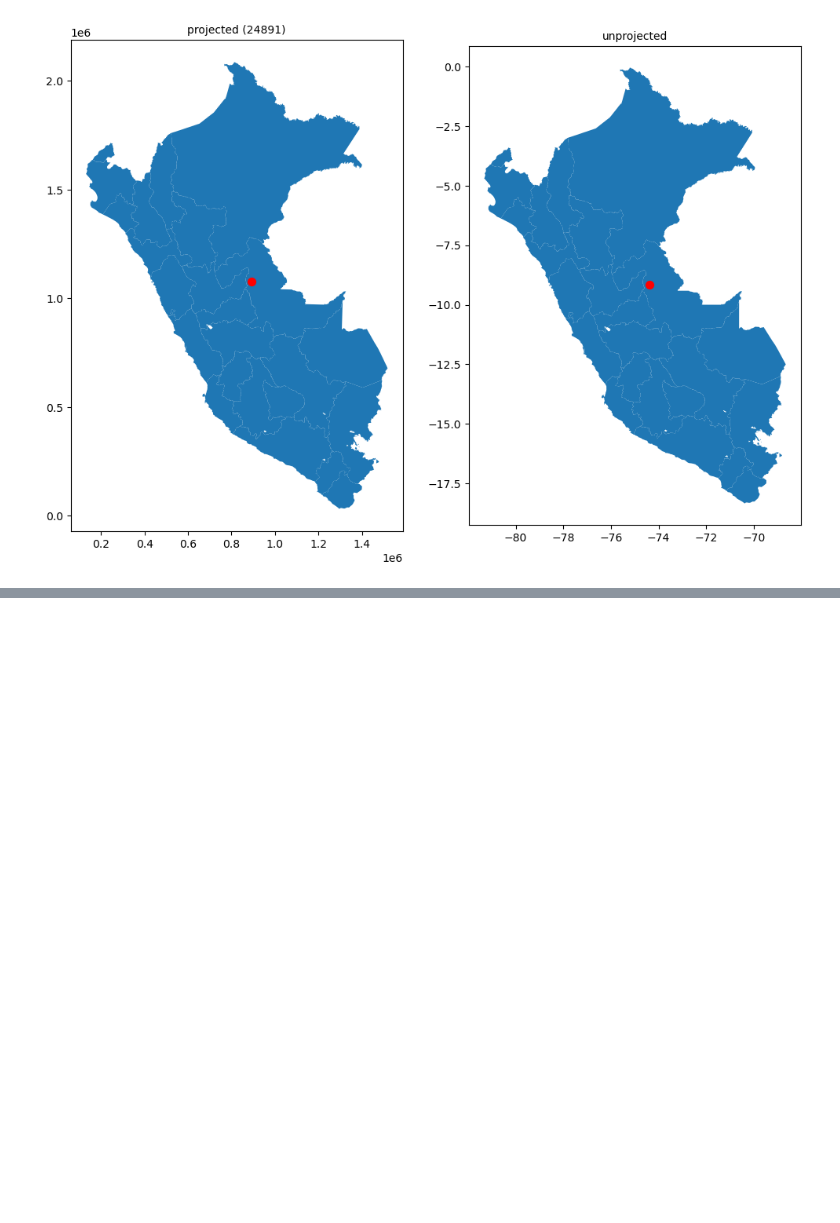
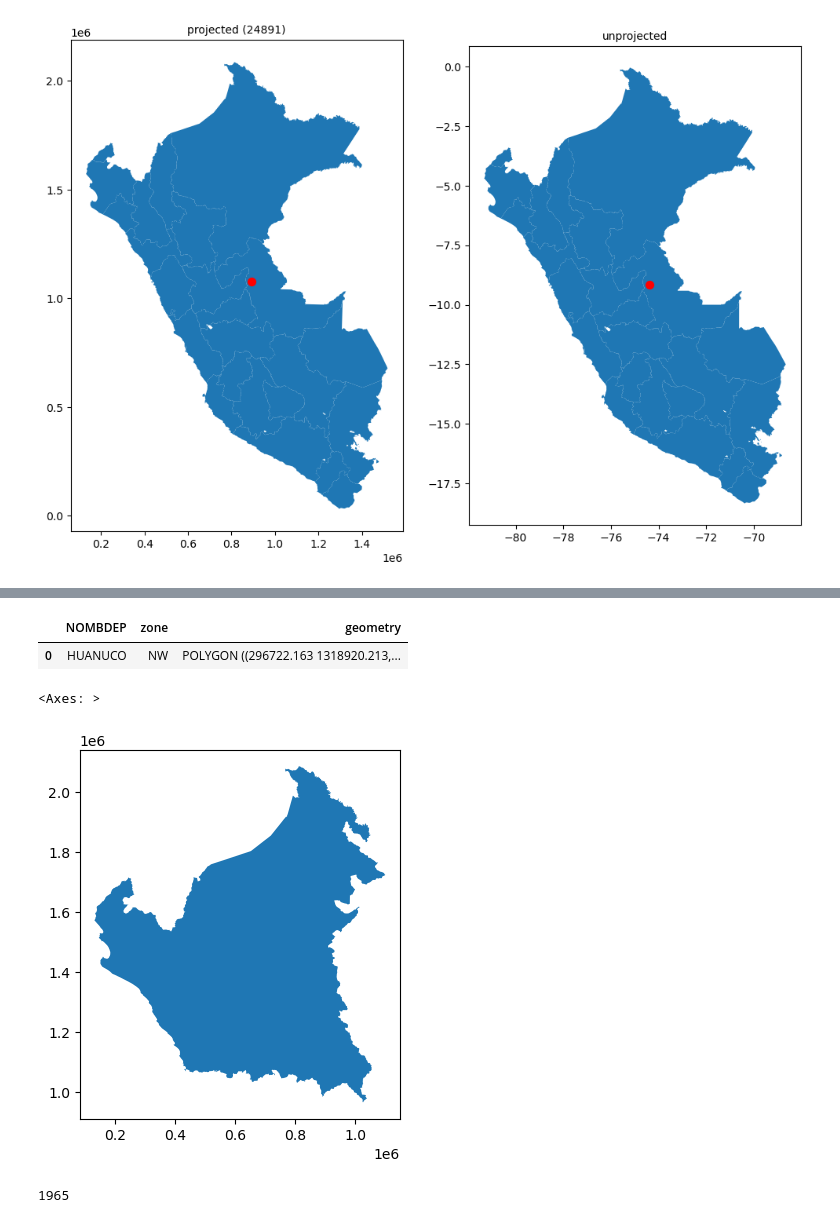
Before and after one commit to thiagoDali/preprocesamientoPeru, a Jupyter notebook: codigo_preprocesamiento.ipynb, the cells around one changed output, grey strips where cells are left out. Saved outputs shown, nothing was run; the diff lists cells and outputs as text; code cells hidden in the pictures; blank space fills up the shorter version.

```diff
--- a/codigo_preprocesamiento.ipynb
+++ b/codigo_preprocesamiento.ipynb
@@ -162,0 +416,6 @@ peru_24891.to_file(os.path.join("mapas","peruMapa24891_.gpkg"), driver="GPKG")
+# %%
+#asignamos una variable a los límites distritales proyectados
+peru_arribaIzquierda = limitesDistritales_24891.cx[:centroidePeruProyectado24891.x,centroidePeruProyectado24891.y:].dissolve()
+
+#printeamos la variable que acabamos de asignar
+peru_arribaIzquierda
@@ -162,0 +426,23 @@ peru_24891.to_file(os.path.join("mapas","peruMapa24891_.gpkg"), driver="GPKG")
+# %%
+#como solo la columna de geometría está bien, arreglamos el resto
+peru_arribaIzquierda['zone']='NW'
+peru_arribaIzquierda = peru_arribaIzquierda.loc[:,['NOMBDEP','zone','geometry']]
+peru_arribaIzquierda
+# %% [output]
+|  | NOMBDEP | zone | geometry |
+| 0 | HUANUCO | NW | POLYGON ((296722.163 1318920.213,... |
+# %%
+#ploteamos el recorte de la parte "NW" del peru
+peru_arribaIzquierda.plot()
+# %% [output]
+<Axes: >
+[figure, added]
+# %%
+#tenemos en cuenta que con CX no hay una partición perfecta
+rowsCX = (limitesDistritales_24891.cx[:centroidePeruProyectado24891.x,centroidePeruProyectado24891.y:].shape[0],\
+limitesDistritales_24891.cx[centroidePeruProyectado24891.x:,centroidePeruProyectado24891.y:].shape[0],\
+limitesDistritales_24891.cx[:centroidePeruProyectado24891.x,:centroidePeruProyectado24891.y].shape[0],\
+limitesDistritales_24891.cx[centroidePeruProyectado24891.x:,:centroidePeruProyectado24891.y].shape[0])
+sum(rowsCX)
+# %% [output]
+1965
```
Also changed, not shown: parts of 24 cells of this notebook, 17 other files.
